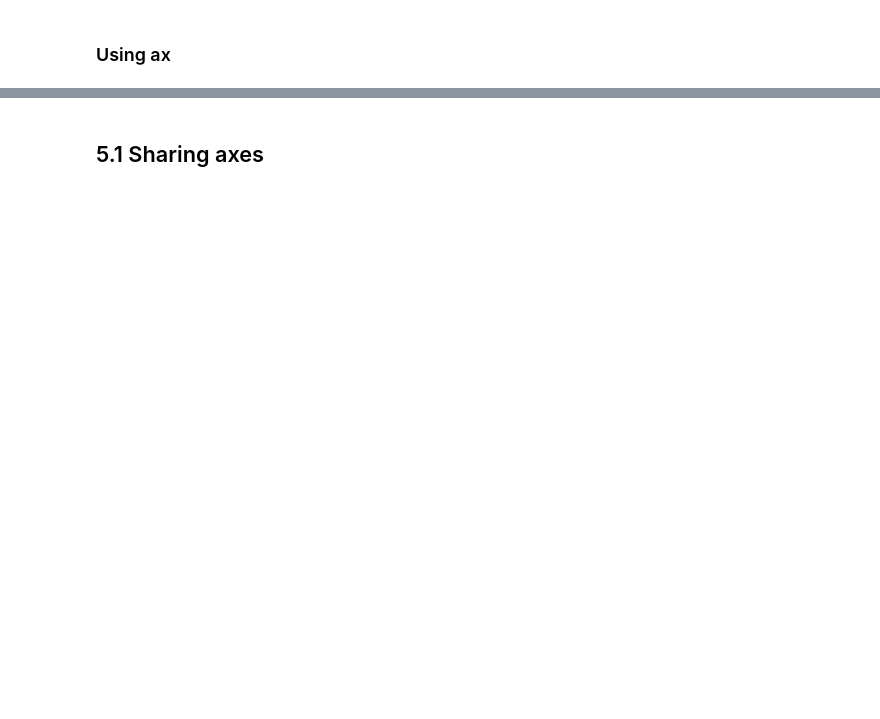
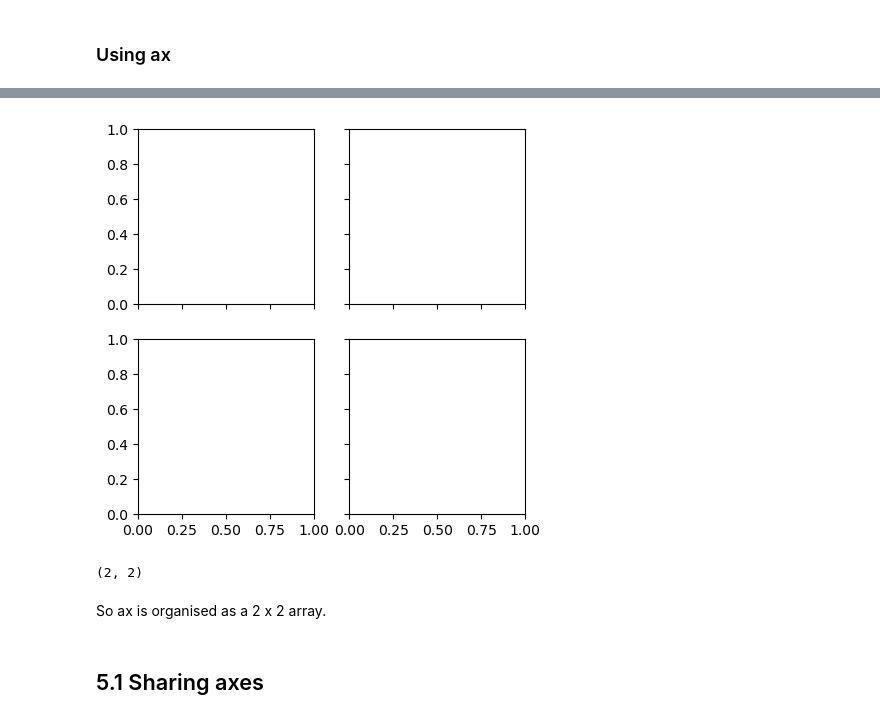
Before and after one commit to SPS-SP2273/learning-portfolio-Eee-bee, a Jupyter notebook: 7.1_plotting/plotting_(good).ipynb, the cells around one changed output, grey strips where cells are left out. Drawn from its saved outputs; the diff is of its cells as text; code cells hidden in the pictures; blank space fills up the shorter version.

```diff
--- a/7.1_plotting/plotting_(good).ipynb
+++ b/7.1_plotting/plotting_(good).ipynb
@@ -140,0 +167,13 @@ fig.tight_layout()
+# %%
+fig, ax = plt.subplots(nrows=2, ncols=2,
+                       figsize=(5, 5),
+                       sharex='col', sharey='row')
+# %% [output]
+[figure, added]
+# %%
+# How is ax structured
+ax.shape
+# %% [output]
+(2, 2)
+# %% [markdown]
+So ax is organised as a 2 x 2 array.
```
Also changed, not shown: parts of 27 cells of this notebook.
